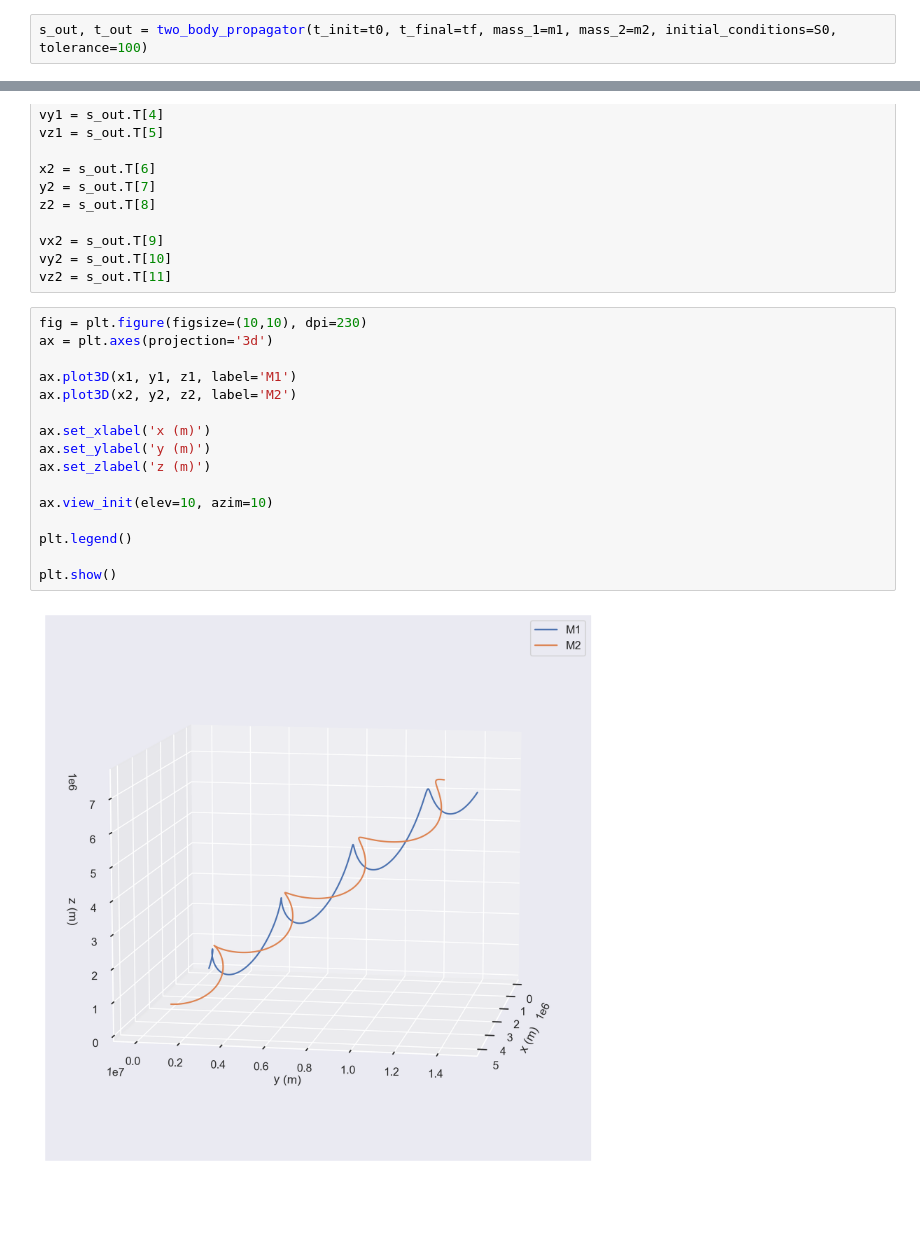
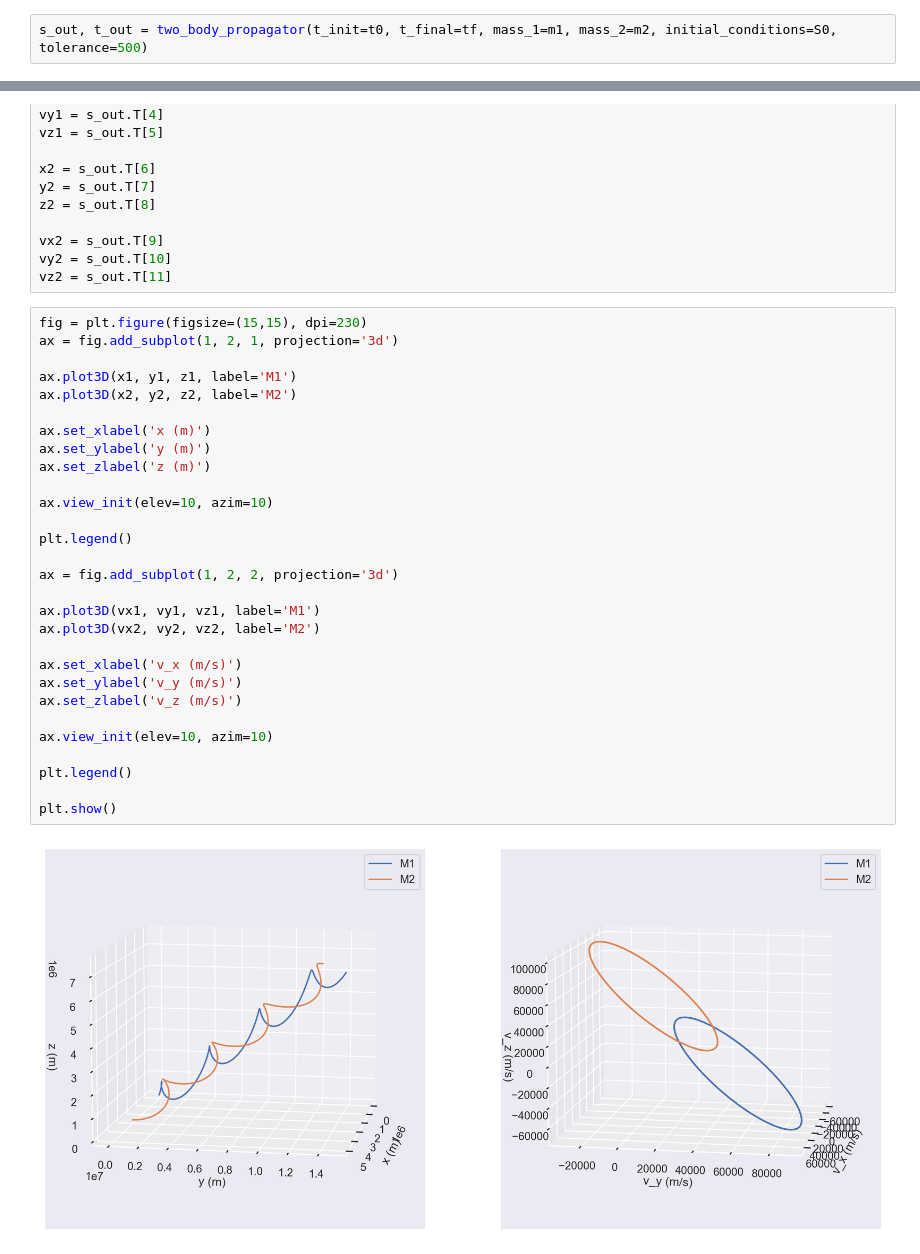
Before and after one commit to MichaszJ/scripts, a Jupyter notebook: Orbital-Dynamics/Usage.ipynb, the cells around one changed output, grey strips where cells are left out. Saved outputs shown, nothing was run; the diff lists cells and outputs as text; blank space fills up the shorter version.

```diff
--- a/Orbital-Dynamics/Usage.ipynb
+++ b/Orbital-Dynamics/Usage.ipynb
@@ -35,7 +36,7 @@ v2_z = 0
 
 S0 = [r1_x, r1_y, r1_z, v1_x, v1_y, v1_z, r2_x, r2_y, r2_z, v2_x, v2_y, v2_z]
 # %%
-s_out, t_out = two_body_propagator(t_init=t0, t_final=tf, mass_1=m1, mass_2=m2, initial_conditions=S0, tolerance=100)
+s_out, t_out = two_body_propagator(t_init=t0, t_final=tf, mass_1=m1, mass_2=m2, initial_conditions=S0, tolerance=500)
 # %%
 x1 = s_out.T[0]
 y1 = s_out.T[1]
@@ -53,20 +54,33 @@ vx2 = s_out.T[9]
 vy2 = s_out.T[10]
 vz2 = s_out.T[11]
 # %%
-fig = plt.figure(figsize=(10,10), dpi=230)
-ax = plt.axes(projection='3d')
+fig = plt.figure(figsize=(15,15), dpi=230)
+ax = fig.add_subplot(1, 2, 1, projection='3d')
 
 ax.plot3D(x1, y1, z1, label='M1')
 ax.plot3D(x2, y2, z2, label='M2')
 
 ax.set_xlabel('x (m)')
 ax.set_ylabel('y (m)')
 ax.set_zlabel('z (m)')
 
 ax.view_init(elev=10, azim=10)
 
 plt.legend()
 
+ax = fig.add_subplot(1, 2, 2, projection='3d')
+
+ax.plot3D(vx1, vy1, vz1, label='M1')
+ax.plot3D(vx2, vy2, vz2, label='M2')
+
+ax.set_xlabel('v_x (m/s)')
+ax.set_ylabel('v_y (m/s)')
+ax.set_zlabel('v_z (m/s)')
+
+ax.view_init(elev=10, azim=10)
+
+plt.legend()
+
 plt.show()
 # %% [output]
-[figure, old version]
+[figure, new version]
```
Also changed, not shown: parts of 8 cells of this notebook, 1 other file.
